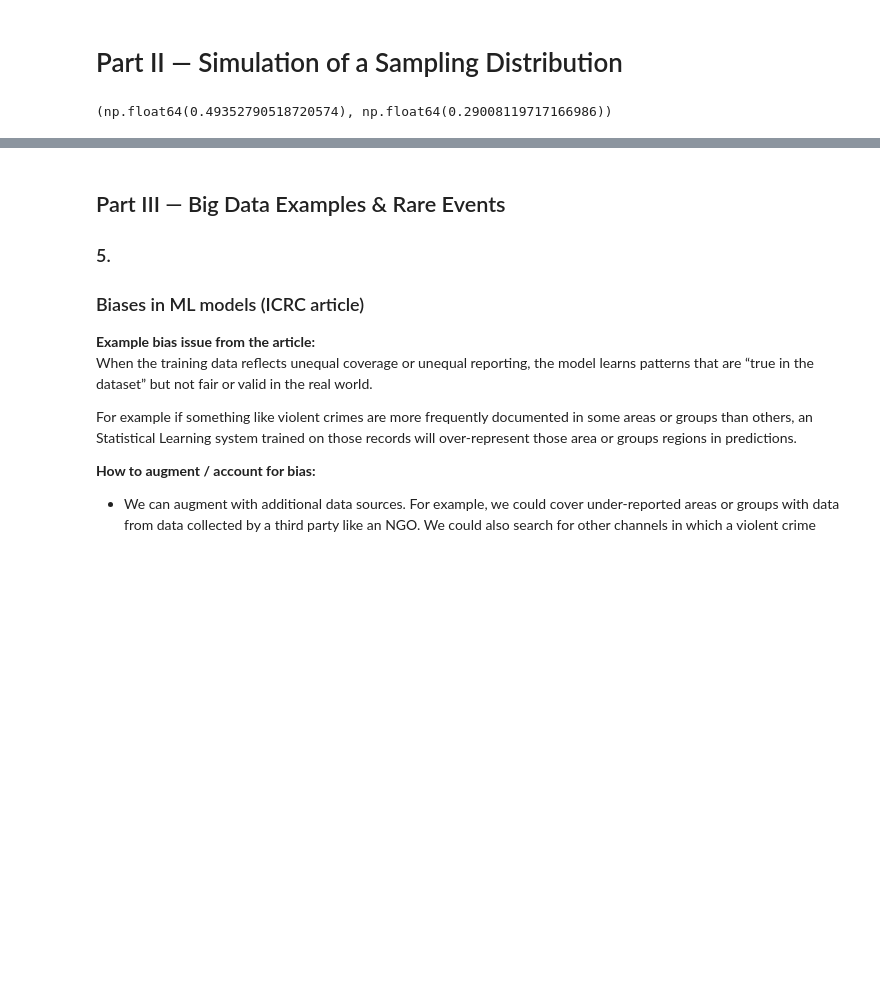
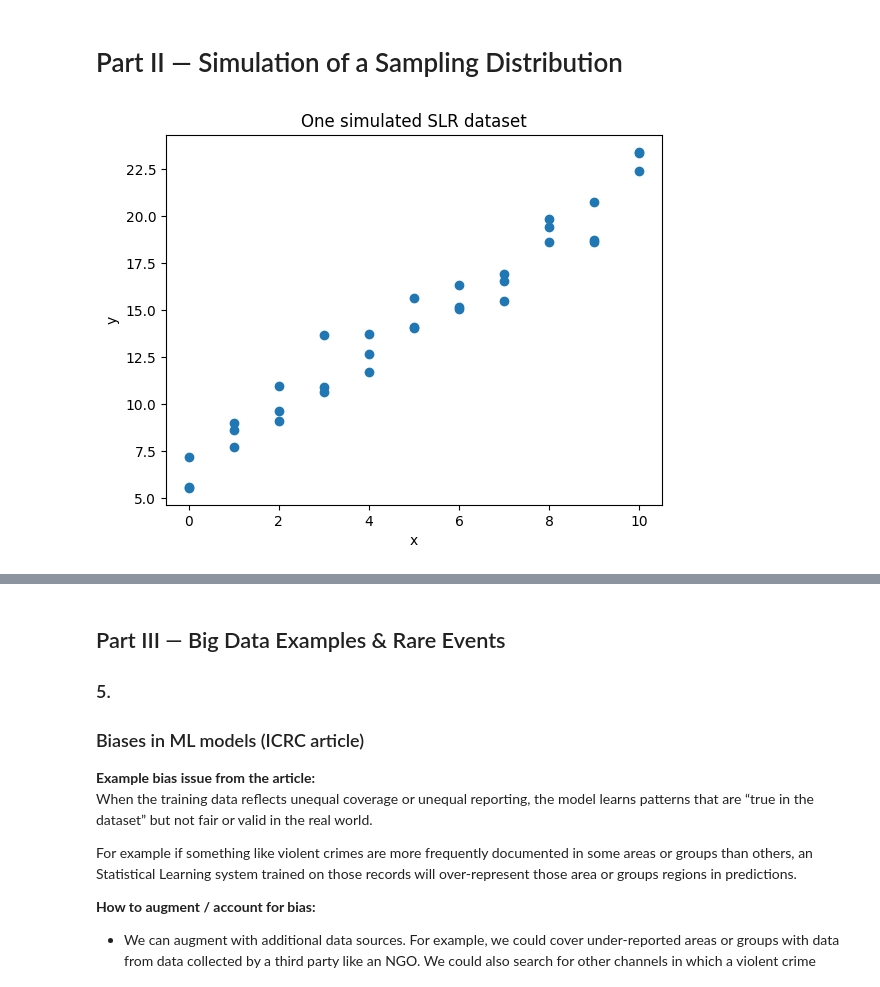
Before and after one commit to Alex-Devoid/st554-HW5, a Jupyter notebook: st554_HW5.ipynb, the cells around one changed output, grey strips where cells are left out. Drawn from its saved outputs; the diff is of its cells as text; code cells hidden in the pictures; blank space fills up the shorter version.

```diff
--- a/st554_HW5.ipynb
+++ b/st554_HW5.ipynb
@@ -76,18 +80,12 @@ sigma = 2.0
-# %%
-# repeatedly simulate (x, y) then fit slope
-slopes = np.empty(B, dtype=float)
-
-for b in range(B):
-    x = rng.normal(loc=0.0, scale=1.0, size=n)
-    eps = rng.normal(loc=0.0, scale=sigma, size=n)
-    y = beta0_true + beta1_true * x + eps
-
-    # closed-form slope
-    xbar = x.mean()
-    ybar = y.mean()
-    b1_hat = np.sum((x - xbar) * (y - ybar)) / np.sum((x - xbar) ** 2)
-    slopes[b] = b1_hat
-
-slopes.mean(), slopes.std(ddof=1)
-# %% [output]
-(np.float64(0.49352790518720574), np.float64(0.29008119717166986))
+# %%
+# single draw from the SLR model
+eps_demo = rng.standard_normal(n)
+y_demo = beta0_true + beta1_true * x + sigma * eps_demo
+
+plt.scatter(x=x, y=y_demo)
+plt.title("One simulated SLR dataset")
+plt.xlabel("x")
+plt.ylabel("y")
+plt.show()
+# %% [output]
+[figure, added]
```
Also changed, not shown: parts of 18 cells of this notebook.
